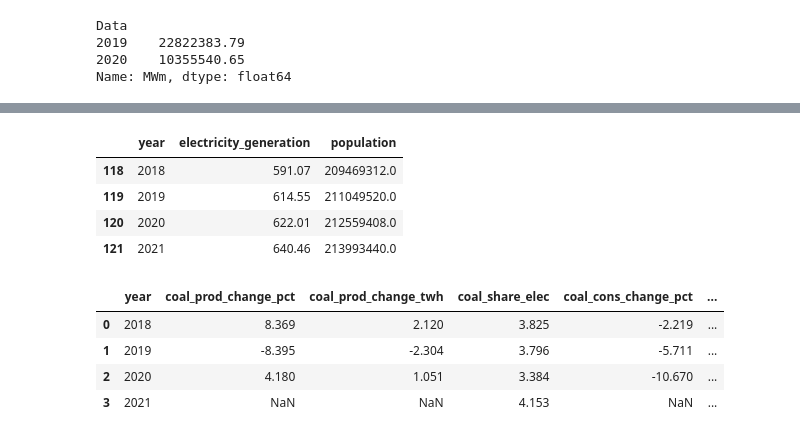
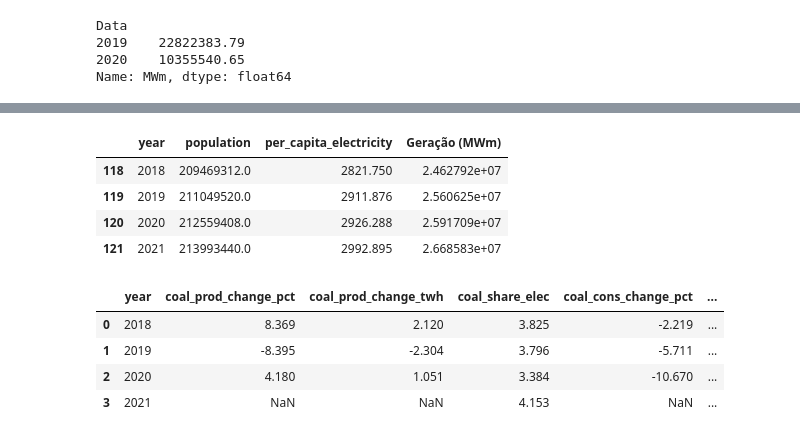
Before and after one commit to freireoliveira/tecnicas_1, a Jupyter notebook: Projeto_Tecnicas_Program1.ipynb, the cells around one changed output, grey strips where cells are left out. Saved outputs shown, nothing was run; the diff lists cells and outputs as text; code cells hidden in the pictures.

Commit message:
calc consumption and production of electricity

```diff
--- a/Projeto_Tecnicas_Program1.ipynb
+++ b/Projeto_Tecnicas_Program1.ipynb
@@ -356,11 +324,14 @@ df_consumo_2020
-# %%
-actual_table.loc[:, ["year","electricity_generation", "population"]]
-# %% [output]
-|  | year | electricity_generation | population |
-| 118 | 2018 | 591.07 | 209469312.0 |
-| 119 | 2019 | 614.55 | 211049520.0 |
-| 120 | 2020 | 622.01 | 212559408.0 |
-| 121 | 2021 | 640.46 | 213993440.0 |
+# %%
+# Geração de energia em todo o Brasil por ano
+df_generation = actual_table.loc[:, ["year", "population", "per_capita_electricity"]]
+df_generation["Geração (MWm)"] = (df_generation["population"] * df_generation["per_capita_electricity"])/24000
+df_generation
+# %% [output]
+|  | year | population | per_capita_electricity | Geração (MWm) |
+| 118 | 2018 | 209469312.0 | 2821.750 | 2.462792e+07 |
+| 119 | 2019 | 211049520.0 | 2911.876 | 2.560625e+07 |
+| 120 | 2020 | 212559408.0 | 2926.288 | 2.591709e+07 |
+| 121 | 2021 | 213993440.0 | 2992.895 | 2.668583e+07 |
 # %%
 # Dataframe com informações apenas de carvão
 df = actual_table.loc[:, actual_table.columns.str.contains('coal')]
```
Also changed, not shown: parts of 4 cells of this notebook.
